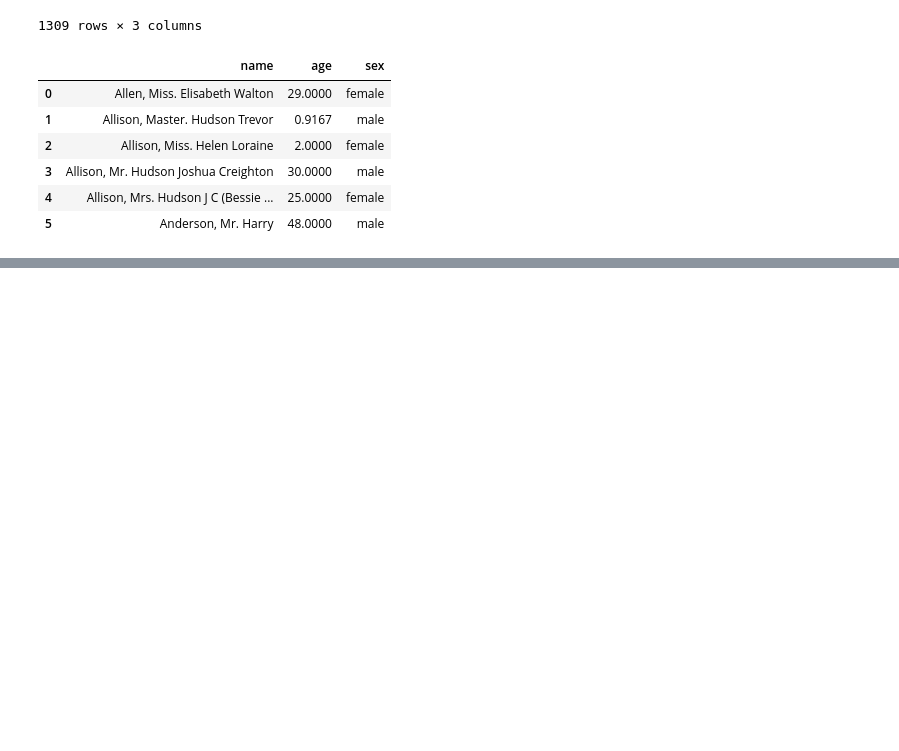
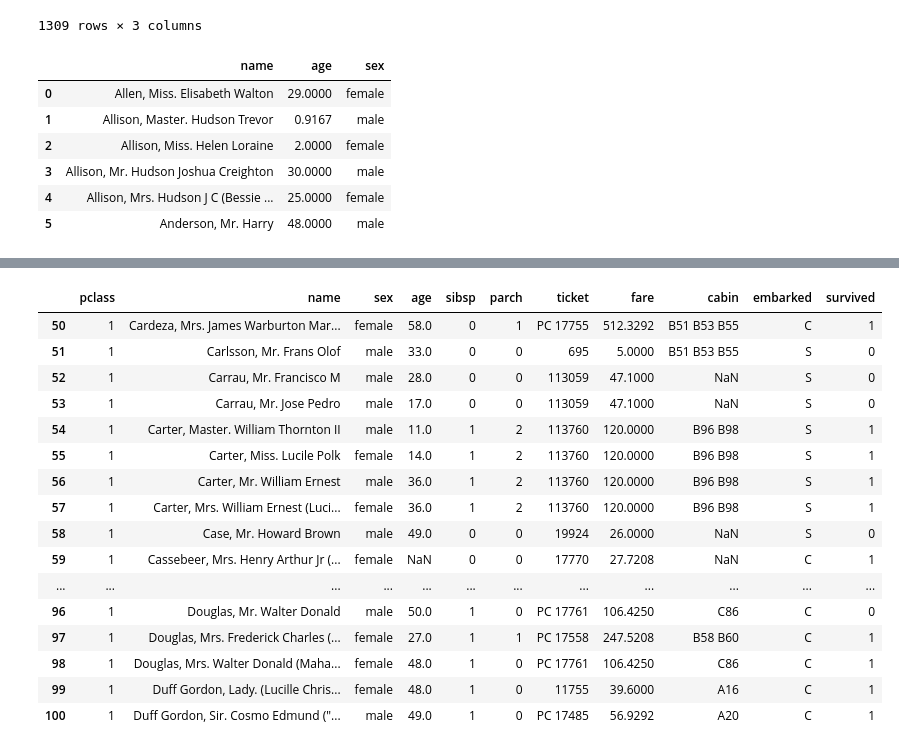
Before and after one commit to Ashuu189/python-libraries-pro, a Jupyter notebook: pandas.ipynb, the cells around one changed output, grey strips where cells are left out. Saved outputs shown, nothing was run; the diff lists cells and outputs as text; code cells hidden in the pictures; blank space fills up the shorter version.

```diff
--- a/pandas.ipynb
+++ b/pandas.ipynb
@@ -194,0 +238,20 @@ titanic.loc[0:5,['name','age','sex']]
+# %%
+titanic.loc[50:100]
+# %% [output]
+|  | pclass | name | sex | age | sibsp | parch | ticket | fare | cabin | embarked | survived |
+| 50 | 1 | Cardeza, Mrs. James Warburton Mar... | female | 58.0 | 0 | 1 | PC 17755 | 512.3292 | B51 B53 B55 | C | 1 |
+| 51 | 1 | Carlsson, Mr. Frans Olof | male | 33.0 | 0 | 0 | 695 | 5.0000 | B51 B53 B55 | S | 0 |
+| 52 | 1 | Carrau, Mr. Francisco M | male | 28.0 | 0 | 0 | 113059 | 47.1000 | NaN | S | 0 |
+| 53 | 1 | Carrau, Mr. Jose Pedro | male | 17.0 | 0 | 0 | 113059 | 47.1000 | NaN | S | 0 |
+| 54 | 1 | Carter, Master. William Thornton II | male | 11.0 | 1 | 2 | 113760 | 120.0000 | B96 B98 | S | 1 |
+| 55 | 1 | Carter, Miss. Lucile Polk | female | 14.0 | 1 | 2 | 113760 | 120.0000 | B96 B98 | S | 1 |
+| 56 | 1 | Carter, Mr. William Ernest | male | 36.0 | 1 | 2 | 113760 | 120.0000 | B96 B98 | S | 1 |
+| 57 | 1 | Carter, Mrs. William Ernest (Luci... | female | 36.0 | 1 | 2 | 113760 | 120.0000 | B96 B98 | S | 1 |
+| 58 | 1 | Case, Mr. Howard Brown | male | 49.0 | 0 | 0 | 19924 | 26.0000 | NaN | S | 0 |
+| 59 | 1 | Cassebeer, Mrs. Henry Arthur Jr (... | female | NaN | 0 | 0 | 17770 | 27.7208 | NaN | C | 1 |
+| ... | ... | ... | ... | ... | ... | ... | ... | ... | ... | ... | ... |
+| 96 | 1 | Douglas, Mr. Walter Donald | male | 50.0 | 1 | 0 | PC 17761 | 106.4250 | C86 | C | 0 |
+| 97 | 1 | Douglas, Mrs. Frederick Charles (... | female | 27.0 | 1 | 1 | PC 17558 | 247.5208 | B58 B60 | C | 1 |
+| 98 | 1 | Douglas, Mrs. Walter Donald (Maha... | female | 48.0 | 1 | 0 | PC 17761 | 106.4250 | C86 | C | 1 |
+| 99 | 1 | Duff Gordon, Lady. (Lucille Chris... | female | 48.0 | 1 | 0 | 11755 | 39.6000 | A16 | C | 1 |
+| 100 | 1 | Duff Gordon, Sir. Cosmo Edmund ("... | male | 49.0 | 1 | 0 | PC 17485 | 56.9292 | A20 | C | 1 |
```
Also changed, not shown: parts of 30 cells of this notebook.
